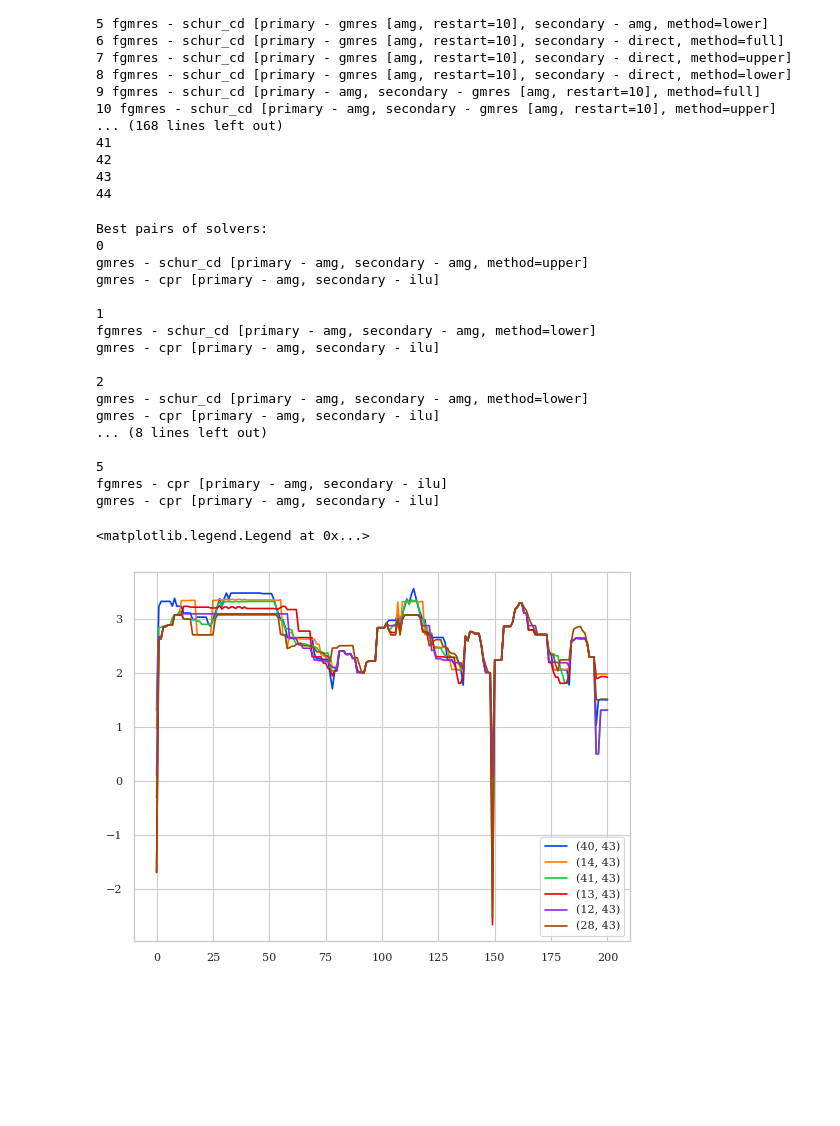
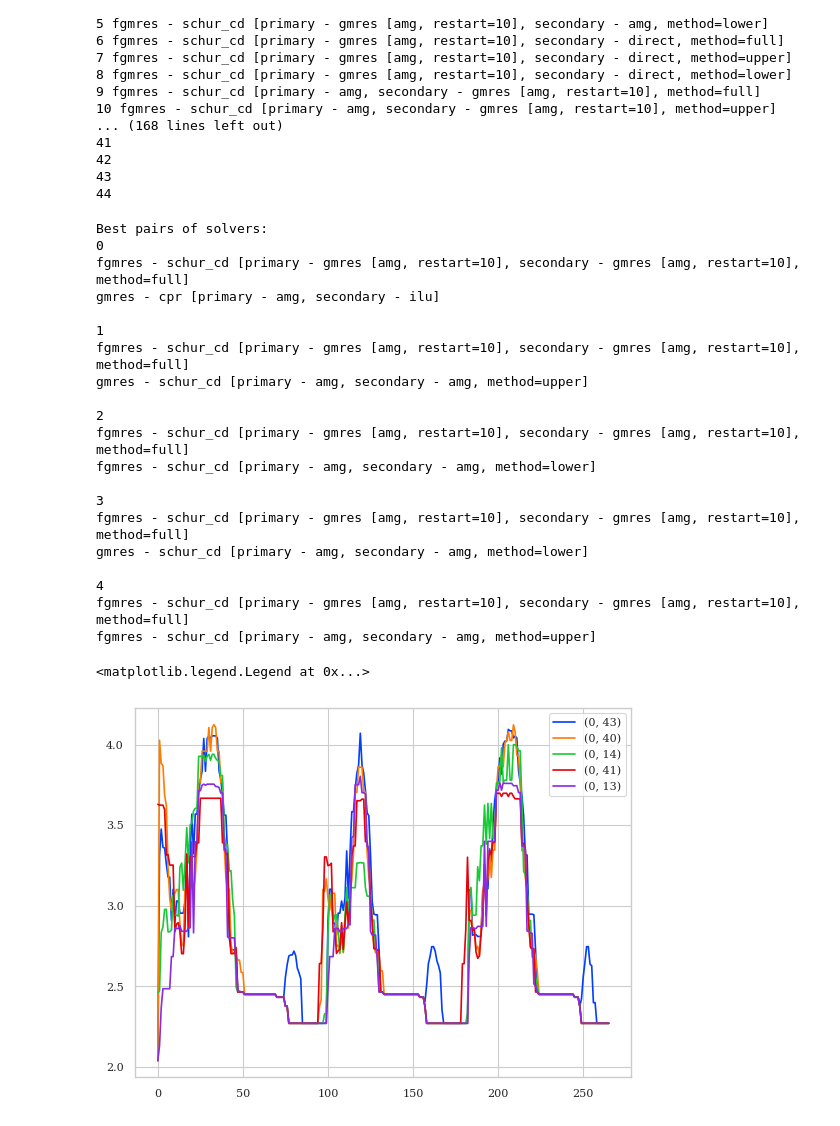
Before and after one commit to Yuriyzabegaev/solver_selector, a Jupyter notebook: examples/4/results_4_thermal.ipynb, the cells around one changed output. Drawn from its saved outputs; the diff is of its cells as text; code cells hidden in the pictures; blank space fills up the shorter version.

```diff
--- a/examples/4/results_4_thermal.ipynb
+++ b/examples/4/results_4_thermal.ipynb
@@ -28,7 +28,7 @@ sns.set_theme(
 )
 
 CONVERGED = False
-NUM_SIMS = 1
+NUM_SIMS = 5
 YEAR = 365 * 24 * 60 * 60
 USE_SIMULATED_TIME = False
 
@@ -41,7 +41,7 @@ else:
 data = {
     # "CPR and Schur only": load_data('../1/thermal_dynamic', n_newest=NUM_SIMS),
     # "Many solvers": load_data("thermal_many_solvers", n_newest=NUM_SIMS),
-    "Many solvers gp": load_data("thermal_many_solvers_gp", n_newest=NUM_SIMS),
+    "Many solvers gp": load_data("thermal_many_solvers_gp", n_newest=1),
 }
 
 save_media_path = Path("media")
@@ -262,0 +387,15 @@ Used 4 / 201 data points.
+# %%
+comb_total = {comb: sum(score) for comb, score in combinations_scores.items()}
+n_best = sorted(comb_total, key=comb_total.get, reverse=True)[:5]
+
+print("Best pairs of solvers:")
+for i, comb in enumerate(n_best):
+    plt.plot(combinations_scores[comb], label=comb)
+
+    print(i)
+    for id in comb:
+        default = all_solvers[id].use_defaults()
+        conf = solver_space.config_from_decision(decision=default, optimized_only=True)
+        print(solver_space.format_config(conf))
+    print()
+plt.legend()
@@ -272,15 +434,14 @@ from thermal_solvers import DirectSolverNode, ForkNode
 solver_space = make_thermal_solver_space("full")
 # solver_space = ForkNode([DirectSolverNode(), DirectSolverNode(name='direct1')])
 all_solvers = solver_space.get_all_solvers()
-combinations_scores = {}
 
 solver_selector = make_solver_selector(
     solver_space,
     params={
         "exploration": 0,
-        "load_statistics_paths": [
-            "performance/thermal_many_solvers_gp_1.npy",
-        ],
+        "load_statistics_paths": get_newest_data_paths(
+            "thermal_many_solvers_gp", n_newest=1
+        ),
     },
 )
 
@@ -290,17 +451,19 @@ for i, performance_predictor in enumerate(solver_selector.predictors):
     print(i)
     assert performance_predictor.is_initialized
     scores = []
-    for entry in data['Many solvers gp'][0]:
-        solver = performance_predictor.select_solver_parameters(entry.prediction.context)
+    for entry in data["Many solvers gp"][0]:
+        solver = performance_predictor.select_solver_parameters(
+            entry.prediction.context
+        )
         scores.append(solver.score)
     solver_scores[i] = np.array(scores)
 
-combinations_scores = {}
+new_combinations_scores = {}
 
 for comb in itertools.combinations(range(len(all_solvers)), 2):
     s0_scores = solver_scores[comb[0]]
     s1_scores = solver_scores[comb[1]]
-    combinations_scores[comb] = np.maximum(s0_scores, s1_scores)
+    new_combinations_scores[comb] = np.maximum(s0_scores, s1_scores)
 # %% [output]
 Selecting from 45 solvers.
 0 fgmres - schur_cd [primary - gmres [amg, restart=10], secondary - gmres [amg, restart=10], method=full]
@@ -320,37 +483,40 @@ Selecting from 45 solvers.
 43
 44
 # %%
-comb_total = {comb: sum(score) for comb, score in combinations_scores.items()}
-n_best = sorted(comb_total, key=comb_total.get, reverse=True)[:6]
+comb_total = {comb: sum(score) for comb, score in new_combinations_scores.items()}
+n_best = sorted(comb_total, key=comb_total.get, reverse=True)[:5]
 
 print("Best pairs of solvers:")
 for i, comb in enumerate(n_best):
-    plt.plot(combinations_scores[comb], label=comb)
+    plt.plot(new_combinations_scores[comb], label=comb)
 
     print(i)
     for id in comb:
         default = all_solvers[id].use_defaults()
         conf = solver_space.config_from_decision(decision=default, optimized_only=True)
         print(solver_space.format_config(conf))
     print()
 plt.legend()
 # %% [output]
 Best pairs of solvers:
 0
-gmres - schur_cd [primary - amg, secondary - amg, method=upper]
+fgmres - schur_cd [primary - gmres [amg, restart=10], secondary - gmres [amg, restart=10], method=full]
 gmres - cpr [primary - amg, secondary - ilu]
 
 1
-fgmres - schur_cd [primary - amg, secondary - amg, method=lower]
-gmres - cpr [primary - amg, secondary - ilu]
+fgmres - schur_cd [primary - gmres [amg, restart=10], secondary - gmres [amg, restart=10], method=full]
+gmres - schur_cd [primary - amg, secondary - amg, method=upper]
 
 2
+fgmres - schur_cd [primary - gmres [amg, restart=10], secondary - gmres [amg, restart=10], method=full]
+fgmres - schur_cd [primary - amg, secondary - amg, method=lower]
+
+3
+fgmres - schur_cd [primary - gmres [amg, restart=10], secondary - gmres [amg, restart=10], method=full]
 gmres - schur_cd [primary - amg, secondary - amg, method=lower]
-gmres - cpr [primary - amg, secondary - ilu]
-... (8 lines left out)
 
-5
-fgmres - cpr [primary - amg, secondary - ilu]
-gmres - cpr [primary - amg, secondary - ilu]
+4
+fgmres - schur_cd [primary - gmres [amg, restart=10], secondary - gmres [amg, restart=10], method=full]
+fgmres - schur_cd [primary - amg, secondary - amg, method=upper]
 <matplotlib.legend.Legend at 0x...>
-[figure, old version]
+[figure, new version]
```
Also changed, not shown: parts of 12 cells of this notebook, 10 other files.
